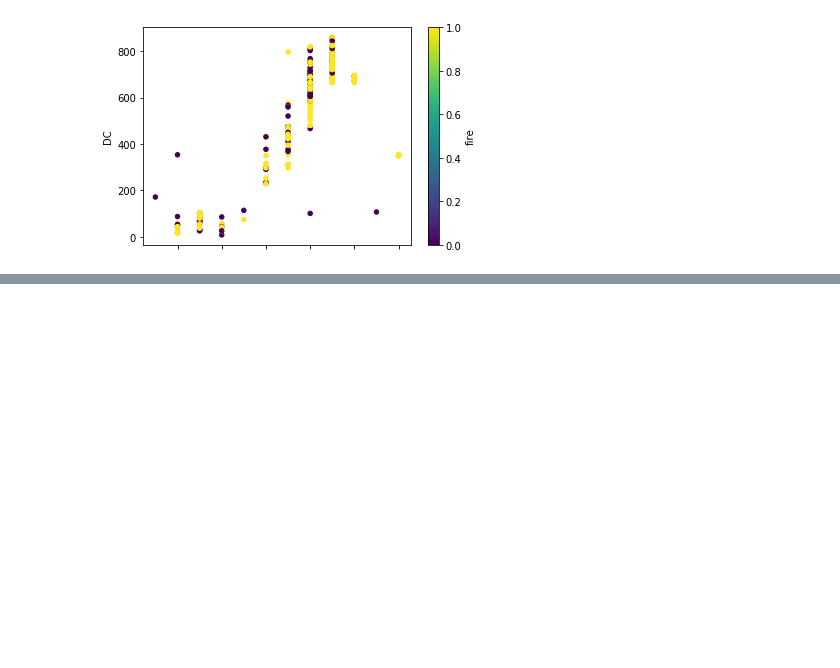
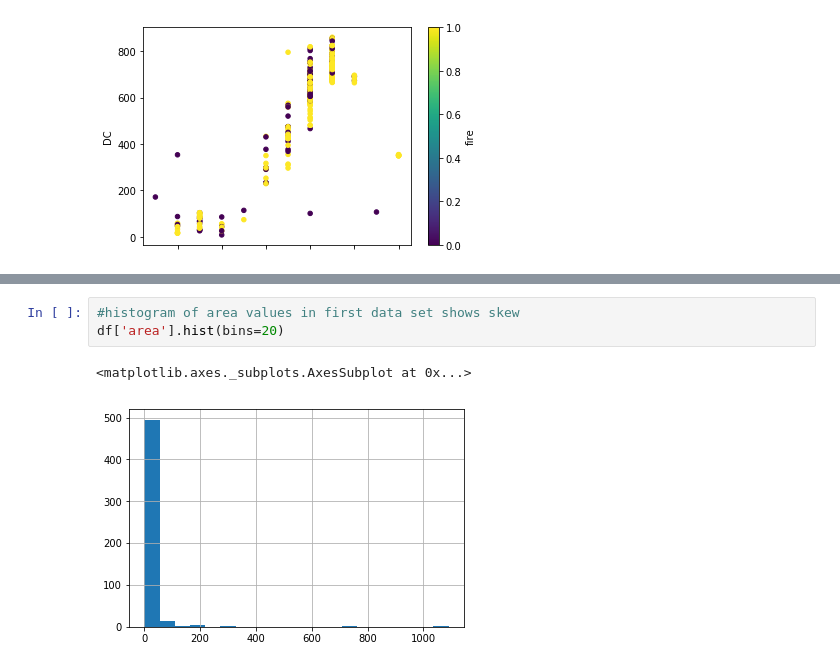
Before and after one commit to gayounglee57/sparkLab, a Jupyter notebook: forest_fires_visualisations.ipynb, the cells around one changed output, grey strips where cells are left out. Saved outputs shown, nothing was run; the diff lists cells and outputs as text; blank space fills up the shorter version.

```diff
--- a/forest_fires_visualisations.ipynb
+++ b/forest_fires_visualisations.ipynb
@@ -68,0 +77,6 @@ df_missing.plot.scatter(x='month', y='DC', c='fire', colormap='viridis')
+# %%
+#histogram of area values in first data set shows skew
+df['area'].hist(bins=20)
+# %% [output]
+<matplotlib.axes._subplots.AxesSubplot at 0x...>
+[figure, added]
```
Also changed, not shown: parts of 6 cells of this notebook.
